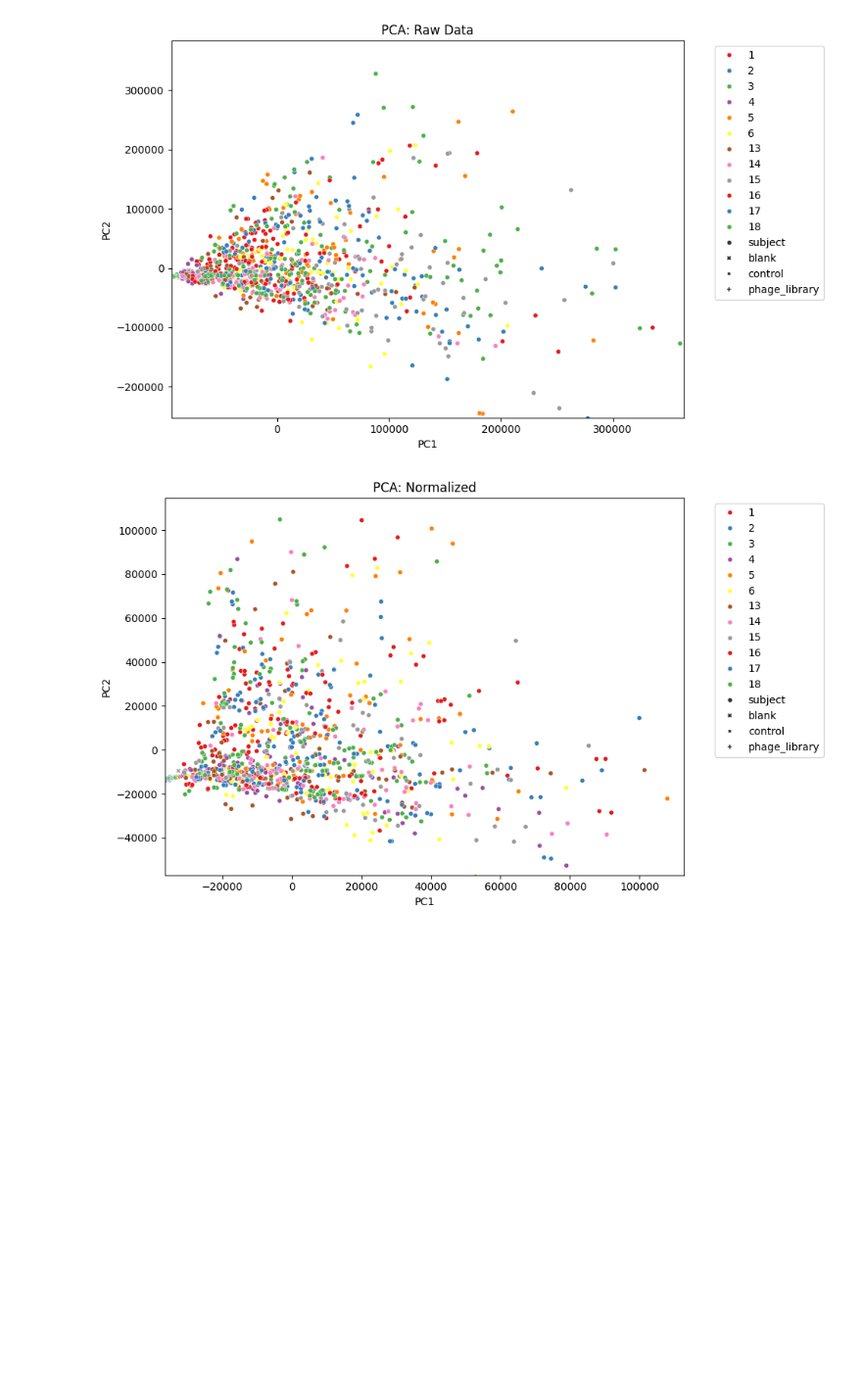
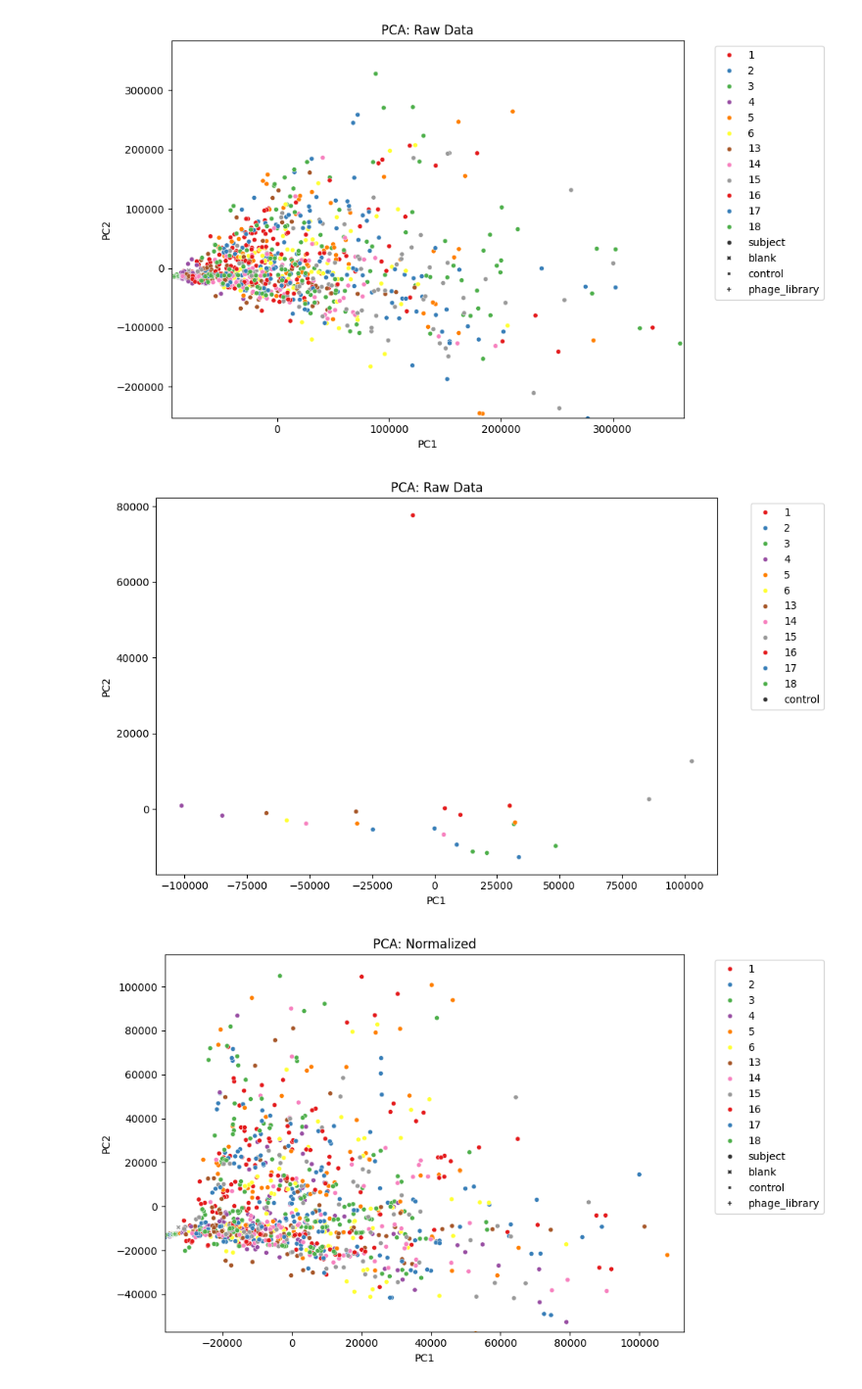
Before and after one commit to ucsffrancislab/genomics, a Jupyter notebook: data/20250409-Illumina-PhIP/20250414-PhIP-MultiPlate/out.123456131415161718/counts_normalized_subtracted_pcas.ipynb, the cells around one changed output. Shown at 98% size. Cells and saved outputs as stored; diff of their text form; code cells hidden in the pictures; blank space fills up the shorter version.

Commit message:
Added some PCA plots of just the controls

```diff
--- a/data/20250409-Illumina-PhIP/20250414-PhIP-MultiPlate/out.123456131415161718/counts_normalized_subtracted_pcas.ipynb
+++ b/data/20250409-Illumina-PhIP/20250414-PhIP-MultiPlate/out.123456131415161718/counts_normalized_subtracted_pcas.ipynb
@@ -29,7 +29,7 @@ def plot_total_counts(data_annot, title):
 from sklearn.decomposition import PCA
 
 #def plot_pca(data_annot, manifest, title):
-def plot_pca(data_annot, title):
+def plot_pca(data_annot, title, min=0.1, max=99.9):
     # Remove annotation columns
     X = data_annot.drop(['plate', 'class'], axis=1).values
     y = data_annot['class'].values
@@ -39,12 +39,21 @@ def plot_pca(data_annot, title):
     plt.figure(figsize=(10, 6))
 
     # ignore 0.2% of the points in the plot (there is a single very, very stray point in the combat plot)
-    x_min, x_max = np.percentile(X_pca[:, 0], [0.1, 99.9])
-    y_min, y_max = np.percentile(X_pca[:, 1], [0.1, 99.9])
+    x_min, x_max = np.percentile(X_pca[:, 0], [min, max])
+    y_min, y_max = np.percentile(X_pca[:, 1], [min, max])
     #sns.scatterplot(x=X_pca[:, 0], y=X_pca[:, 1], hue=y, style=plates, s=80, palette='Set1')
     sns.scatterplot(x=X_pca[:, 0], y=X_pca[:, 1], hue=plates, style=y, s=20, palette='Set1')
-    plt.xlim(x_min, x_max)
-    plt.ylim(y_min, y_max)
+
+    if min != 0:
+        plt.xlim(xmin=x_min)
+        plt.ylim(ymin=y_min)
+    if max != 100:
+        plt.xlim(xmax=x_max)
+        plt.ylim(ymax=y_max)
+
+
+    #plt.xlim(x_min, x_max)
+    #plt.ylim(y_min, y_max)
 
     plt.title(title)
     plt.xlabel('PC1')
@@ -325,6 +334,12 @@ data_annot
 plot_pca(data_annot.reset_index().set_index('sample').drop(['subject','type'],axis='columns').fillna(0), "PCA: Raw Data")
 # %% [output]
 [figure]
+# %%
+plot_pca(data_annot.loc[
+    (data_annot.index.get_level_values('type') == 'commercial serum control'),:
+    ].reset_index().set_index('sample').drop(['subject','type'],axis='columns').fillna(0), "PCA: Raw Data",0,100)
+# %% [output]
+[figure, added]
 # %%
 plot_pca(n.reset_index().set_index('sample').drop(['subject','type'],axis='columns').fillna(0), "PCA: Normalized")
 # %% [output]
```
Also changed, not shown: parts of 4 cells of this notebook.
